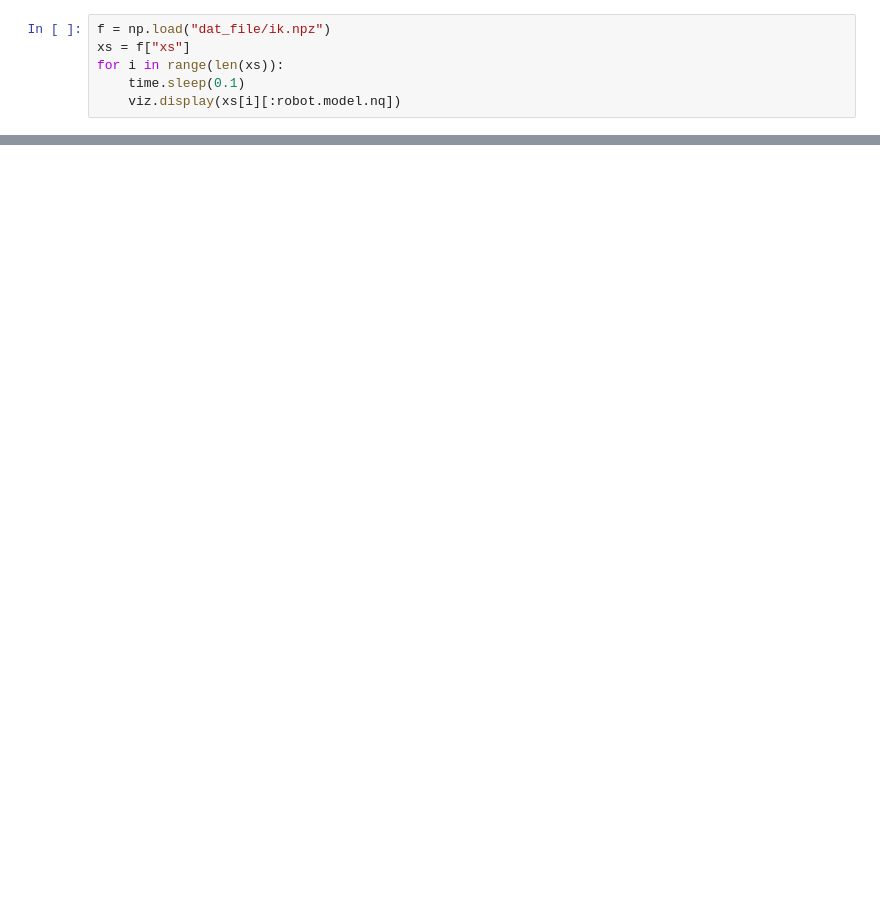
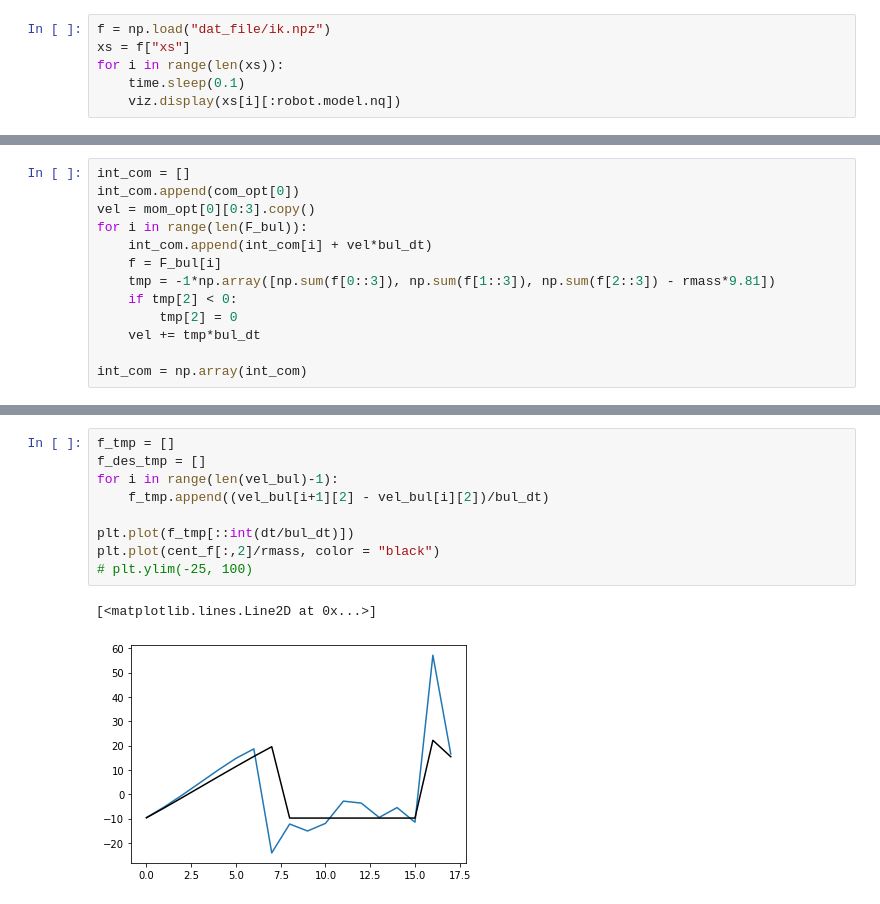
Before and after one commit to machines-in-motion/biconvex_mpc, a Jupyter notebook: demos/motion_planner/solo12_ik_visualizer.ipynb, the cells around one changed output, grey strips where cells are left out. Cells and saved outputs as stored; diff of their text form; blank space fills up the shorter version.

```diff
--- a/demos/motion_planner/solo12_ik_visualizer.ipynb
+++ b/demos/motion_planner/solo12_ik_visualizer.ipynb
@@ -55,0 +114,13 @@ for i in range(len(xs)):
+# %%
+int_com = []
+int_com.append(com_opt[0])
+vel = mom_opt[0][0:3].copy()
+for i in range(len(F_bul)):
+    int_com.append(int_com[i] + vel*bul_dt)
+    f = F_bul[i]
+    tmp = -1*np.array([np.sum(f[0::3]), np.sum(f[1::3]), np.sum(f[2::3]) - rmass*9.81])
+    if tmp[2] < 0:
+        tmp[2] = 0
+    vel += tmp*bul_dt
+
+int_com = np.array(int_com)
@@ -55,0 +133,12 @@ for i in range(len(xs)):
+# %%
+f_tmp = []
+f_des_tmp = []
+for i in range(len(vel_bul)-1):
+    f_tmp.append((vel_bul[i+1][2] - vel_bul[i][2])/bul_dt)
+
+plt.plot(f_tmp[::int(dt/bul_dt)])
+plt.plot(cent_f[:,2]/rmass, color = "black")
+# plt.ylim(-25, 100)
+# %% [output]
+[<matplotlib.lines.Line2D at 0x...>]
+[figure, added]
```
Also changed, not shown: parts of 10 cells of this notebook, 3 other files.
